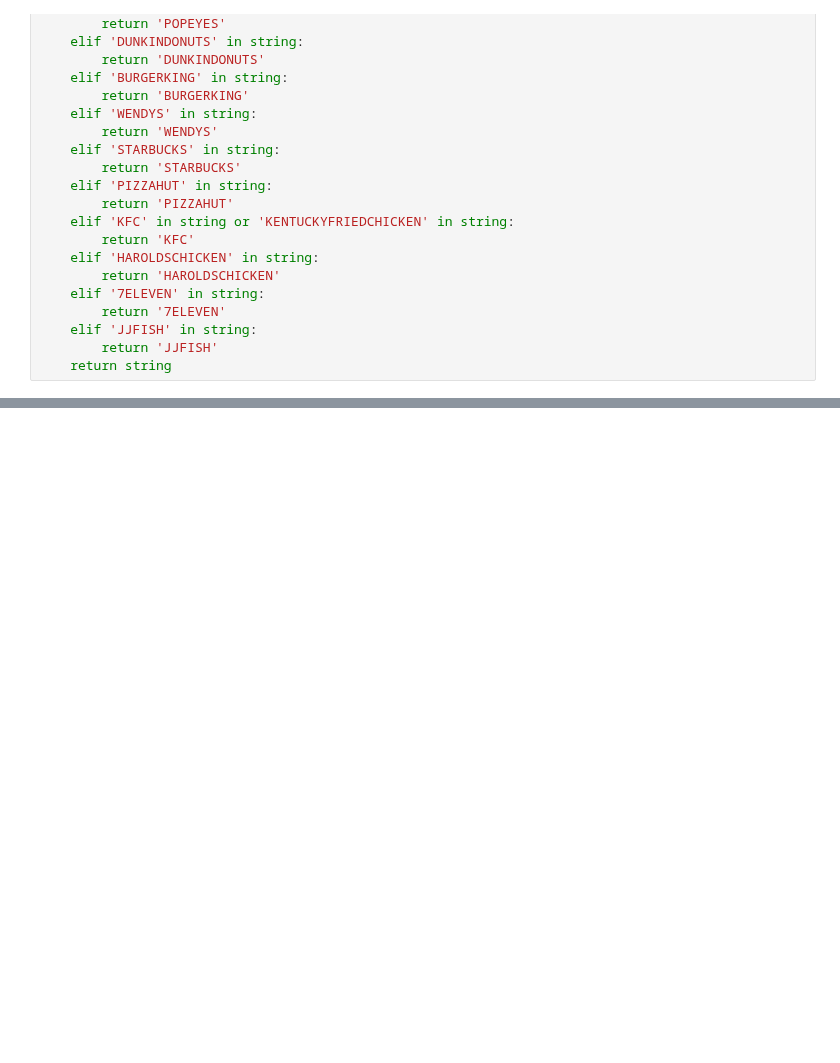
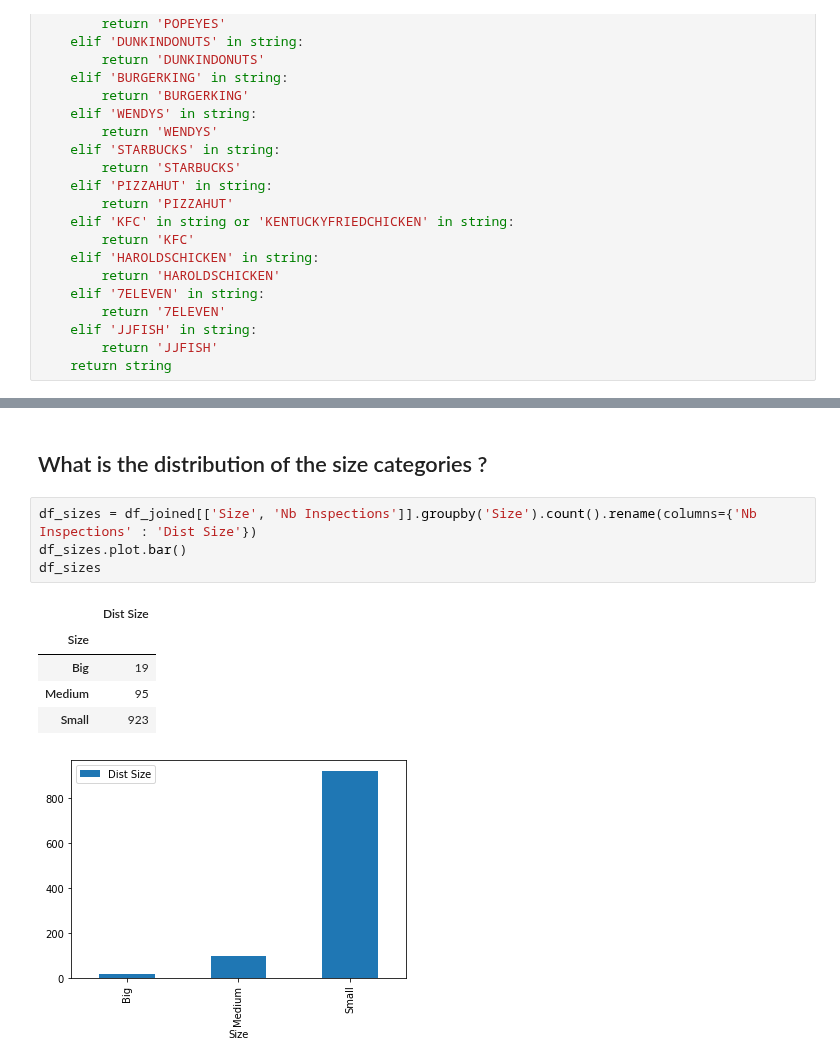
Before and after one commit to VodopaDev/CS401-Chicago-Crime-Analysis, a Jupyter notebook: aka.ipynb, the cells around one changed output, grey strips where cells are left out. Drawn from its saved outputs; the diff is of its cells as text; blank space fills up the shorter version.

```diff
--- a/aka.ipynb
+++ b/aka.ipynb
@@ -67,0 +144,13 @@ count_by_aka = df_simplified[['DBA Name', 'AKA Name']].groupby('AKA Name').count
+# %% [markdown]
+## What is the distribution of the size categories ? ##
+# %%
+df_sizes = df_joined[['Size', 'Nb Inspections']].groupby('Size').count().rename(columns={'Nb Inspections' : 'Dist Size'})
+df_sizes.plot.bar()
+df_sizes
+# %% [output]
+|  | Dist Size |
+| Size |  |
+| Big | 19 |
+| Medium | 95 |
+| Small | 923 |
+[figure, added]
```
Also changed, not shown: parts of 36 cells of this notebook.
